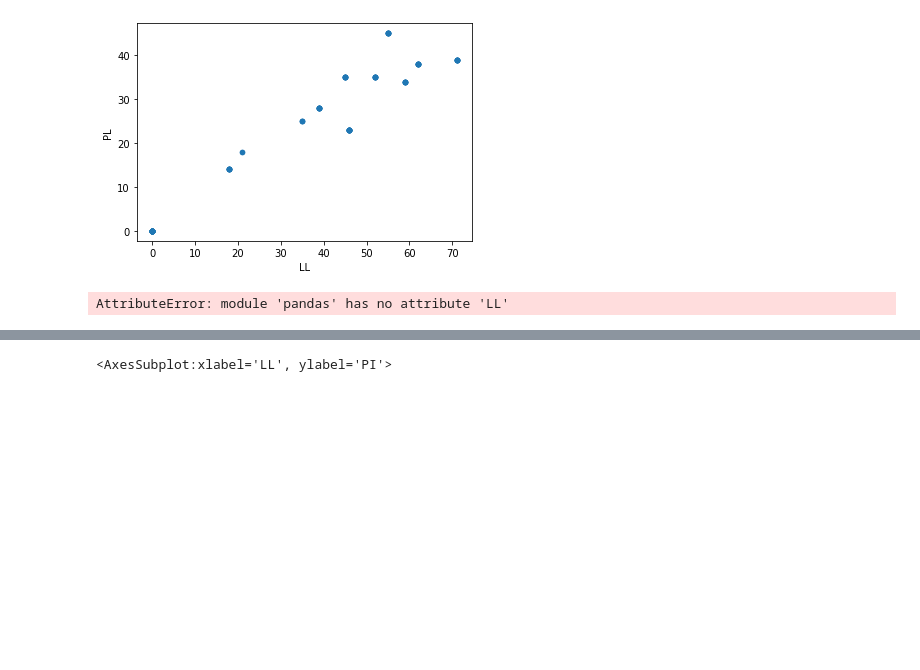
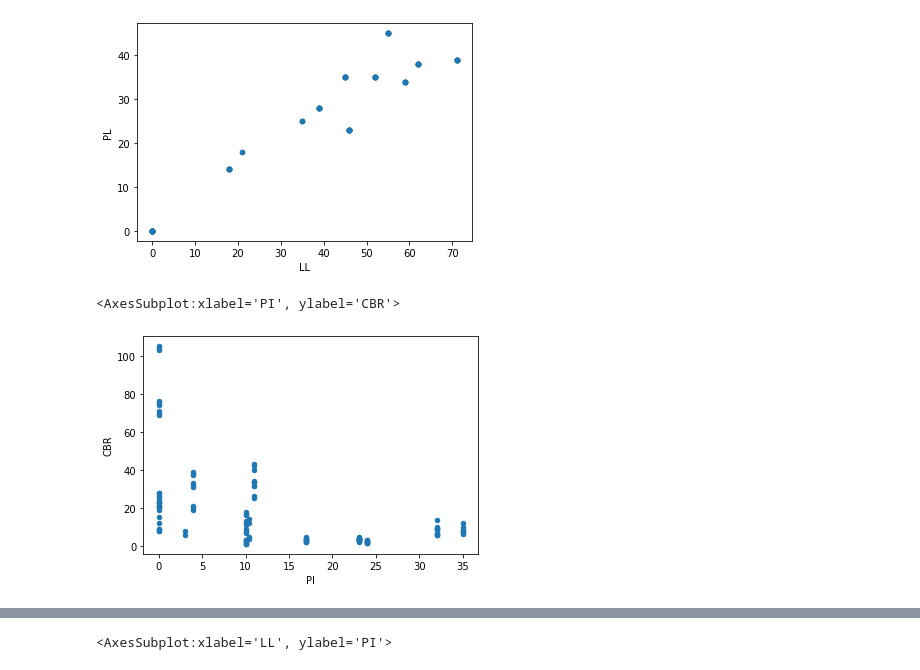
Before and after one commit to Rviraj123/cbr, a Jupyter notebook: Bivariate_outliers.ipynb, the cells around one changed output, grey strips where cells are left out. Saved outputs shown, nothing was run; the diff lists cells and outputs as text; code cells hidden in the pictures; blank space fills up the shorter version.

```diff
--- a/Bivariate outliers.ipynb
+++ b/Bivariate_outliers.ipynb
@@ -35,6 +35,7 @@ data.plot.scatter('LL','PL')
 <AxesSubplot:xlabel='LL', ylabel='PL'>
 [figure]
 # %%
-pd.LL.hist()
+data.plot.scatter('PI','CBR')
 # %% [output]
-AttributeError: module 'pandas' has no attribute 'LL'
+<AxesSubplot:xlabel='PI', ylabel='CBR'>
+[figure, added]
```
Also changed, not shown: parts of 3 cells of this notebook, 3 other files.
